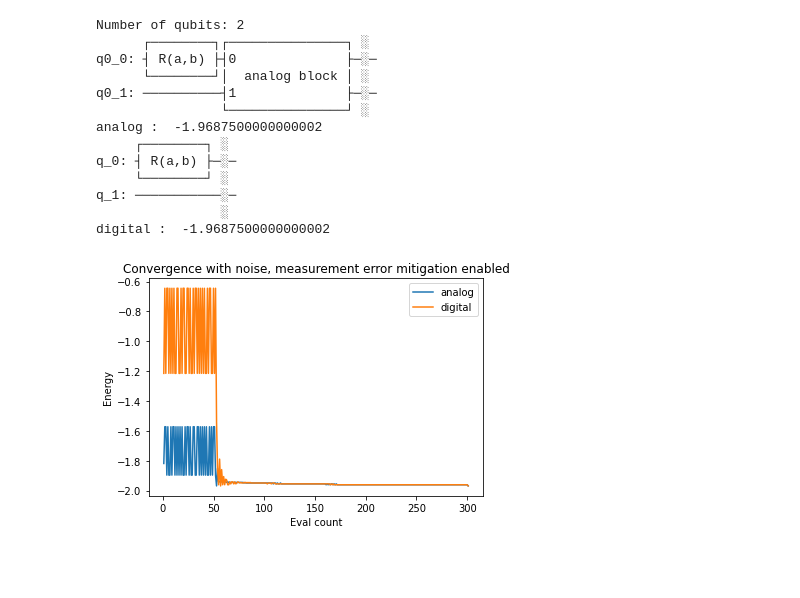
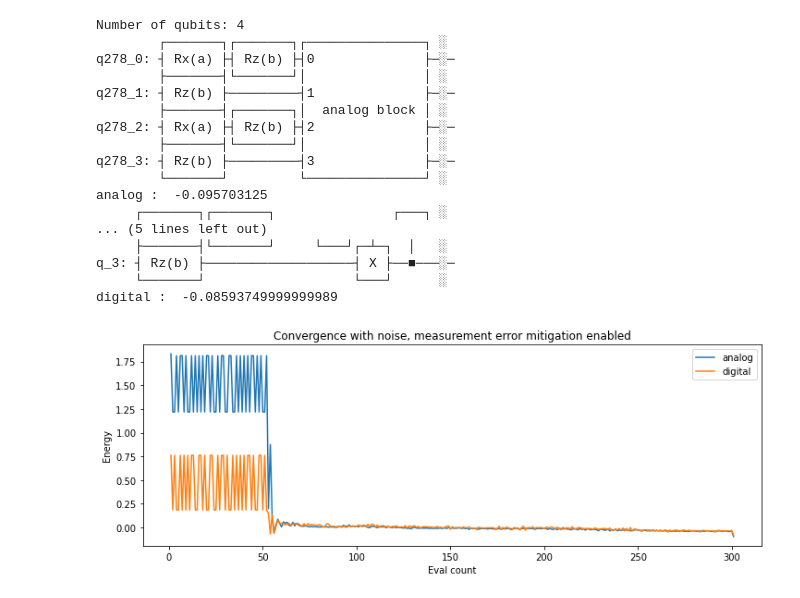
Before and after one commit to 17thSaint/womanium-hackathon, a Jupyter notebook: da-vqe.ipynb, the cells around one changed output. Drawn from its saved outputs; the diff is of its cells as text; code cells hidden in the pictures; blank space fills up the shorter version.

Commit message:
mixing qubits wrong before, now multi-qubit is analog for comparison

```diff
--- a/da-vqe.ipynb
+++ b/da-vqe.ipynb
@@ -41,29 +43,36 @@ def analog_ansatz(analog_block,num_qubits):
     qr = QuantumRegister(num_qubits)
     ansatz = QuantumCircuit(qr)
 
-    ansatz.r(psi,theta,0)
+    # add some single-qubit gates
+    for i in range(num_qubits-1):
+        if i % 2 == 0:
+            ansatz.rx(psi, i)
+    ansatz.rz(theta, range(num_qubits))
+
+    # analog block for multi-qubit mixing
     ansatz.unitary(analog_block, [qr[i] for i in range(num_qubits)], label='analog block')
 
     ansatz.barrier()
+
     return ansatz
 
 def digital_ansatz(num_qubits):
     psi = Parameter('a')
     theta = Parameter('b')
- # Create a quantum circuit that is used for the ansatz
+
     ansatz = QuantumCircuit(num_qubits)
-    ansatz.r(psi,theta,0)
     # add some single-qubit gates
-    #for i in range(num_qubits-1):
-    #    if i % 2 == 0:
-    #        ansatz.rx(psi, i)
+    for i in range(num_qubits-1):
+        if i % 2 == 0:
+            ansatz.rx(psi, i)
 
-    #ansatz.rz(theta, range(num_qubits))
+    ansatz.rz(theta, range(num_qubits))
 
     # add a chain of CNOTs (multi-qubit gates)
-    #for i in range(num_qubits-1):
-    #    ansatz.cx(i, i+1)
-    #ansatz.cx(num_qubits-1,0)
+    for i in range(num_qubits-1):
+        ansatz.cx(i, i+1)
+    ansatz.cx(num_qubits-1,0)
+
     ansatz.barrier()
 
     return ansatz
@@ -117,32 +126,36 @@ def get_eigenvalue(which,num_qubits,ham_op,analog_block=0.0):
     pylab.legend()
     pylab.title('Convergence with noise, measurement error mitigation enabled');
 # %%
-#og_op = (-1.052373245772859 * I ^ I) + (0.39793742484318045 * I ^ Z) + (-0.39793742484318045 * Z ^ I) + (-0.01128010425623538 * Z ^ Z) + (0.18093119978423156 * X ^ X)
-qubits_count = 2
+#H2_op = (-1.052373245772859 * I ^ I) + (0.39793742484318045 * I ^ Z) + (-0.39793742484318045 * Z ^ I) + (-0.01128010425623538 * Z ^ Z) + (0.18093119978423156 * X ^ X)
+qubits_count = 4
 coeff = 2.
 H2_op = coeff * Z
 for i in range(qubits_count-1):
     H2_op ^= Z
 
 hamiltonian = H2_op.to_matrix()
 ham_block = HamiltonianGate(data=hamiltonian, time=2)
 
 print(f'Number of qubits: {H2_op.num_qubits}')
 
 get_eigenvalue("analog",qubits_count,H2_op,ham_block)
 get_eigenvalue("digital",qubits_count,H2_op)
 # %% [output]
-Number of qubits: 2
-      ┌────────┐┌───────────────┐ ░
-q0_0: ┤ R(a,b) ├┤0              ├─░─
-      └────────┘│  analog block │ ░
-q0_1: ──────────┤1              ├─░─
-                └───────────────┘ ░
-analog :  -1.9687500000000002
-     ┌────────┐ ░
-q_0: ┤ R(a,b) ├─░─
-     └────────┘ ░
-q_1: ───────────░─
-                ░
-digital :  -1.9687500000000002
+Number of qubits: 4
+        ┌───────┐┌───────┐┌───────────────┐ ░
+q278_0: ┤ Rx(a) ├┤ Rz(b) ├┤0              ├─░─
+        ├───────┤└───────┘│               │ ░
+q278_1: ┤ Rz(b) ├─────────┤1              ├─░─
+        ├───────┤┌───────┐│  analog block │ ░
+q278_2: ┤ Rx(a) ├┤ Rz(b) ├┤2              ├─░─
+        ├───────┤└───────┘│               │ ░
+q278_3: ┤ Rz(b) ├─────────┤3              ├─░─
+        └───────┘         └───────────────┘ ░
+analog :  -0.095703125
+     ┌───────┐┌───────┐               ┌───┐ ░
+... (5 lines left out)
+     ├───────┤└───────┘     └───┘┌─┴─┐  │   ░
+q_3: ┤ Rz(b) ├───────────────────┤ X ├──■───░─
+     └───────┘                   └───┘      ░
+digital :  -0.08593749999999989
-[figure, old version]
+[figure, new version]
```
Also changed, not shown: parts of 1 cell of this notebook.
